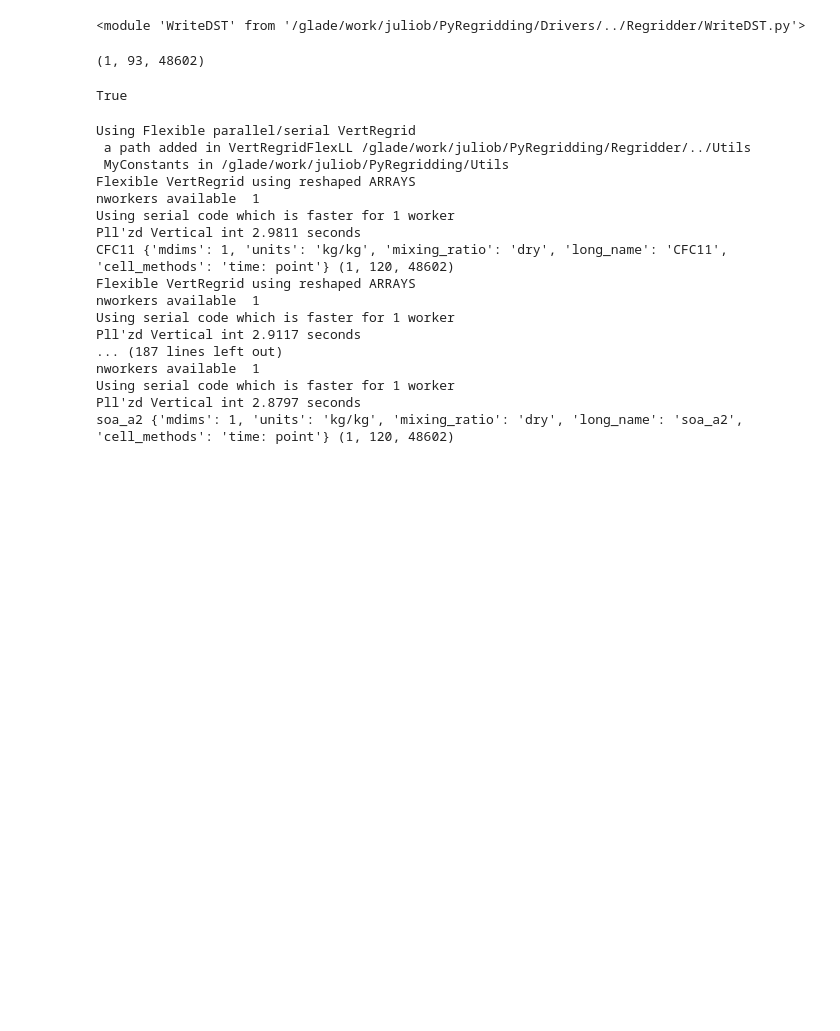
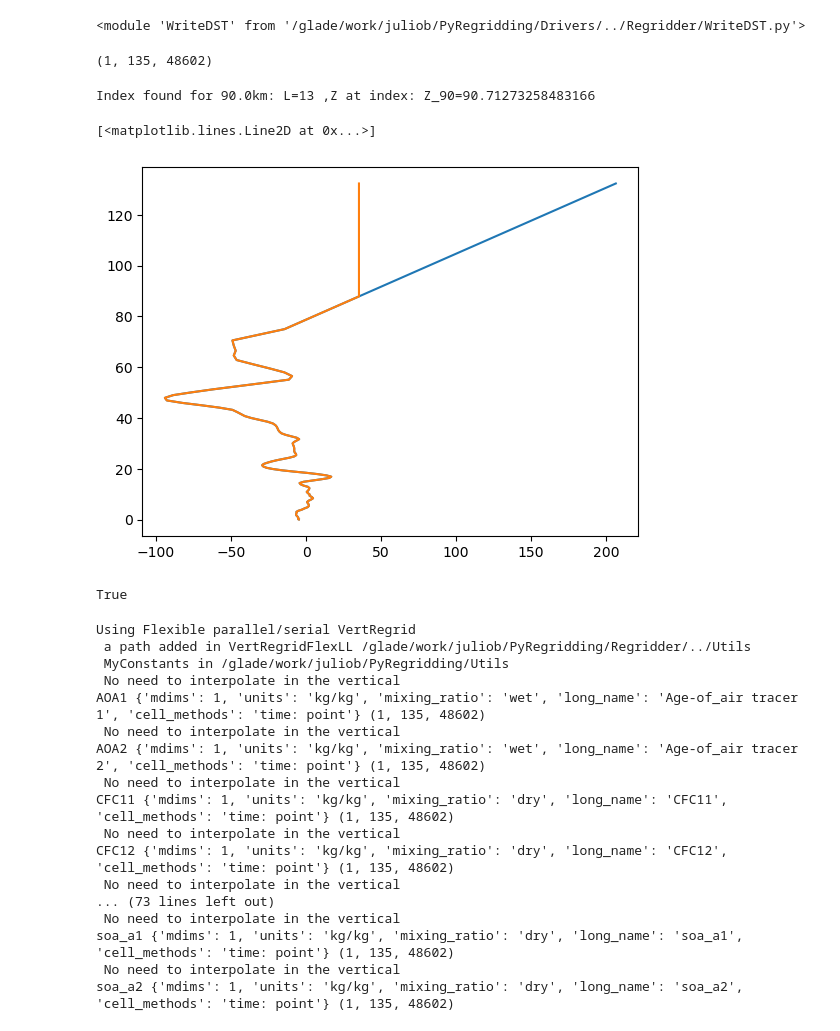
Before and after one commit to JulioTBacmeister/PyRegridding, a Jupyter notebook: Drivers/Xtend_ERA_ICs.ipynb, the cells around one changed output. Cells and saved outputs as stored; diff of their text form; code cells hidden in the pictures; blank space fills up the shorter version.

```diff
--- a/Drivers/Xtend_ERA_ICs.ipynb
+++ b/Drivers/Xtend_ERA_ICs.ipynb
@@ -62,17 +95,20 @@ Using Flexible parallel/serial VertRegrid
 # %%
 ##########################
 
-restF = '/glade/derecho/scratch/juliob/archive/c64_gwR2_ne30pg3_FMTHIST_topfix_oldCTL_qbotune_x03/rest/1997-01-01-00000/c64_gwR2_ne30pg3_FMTHIST_topfix_oldCTL_qbotune_x03.cam.i.1997-01-01-00000.nc'
+#restF = '/glade/derecho/scratch/juliob/archive/c64_gwR2_ne30pg3_FMTHIST_topfix_oldCTL_qbotune_x03/rest/1997-01-01-00000/c64_gwR2_ne30pg3_FMTHIST_topfix_oldCTL_qbotune_x03.cam.i.1997-01-01-00000.nc'
+
+restF = '/glade/derecho/scratch/juliob/atmos_IC_files/FWscHIST_ne30pg3_cam7phys_t01_L135start1985.cam.i.2005-01-01-00000.nc'
 
 
 #restF= '/glade/campaign/cgd/amp/aherring/restart/inic/ne120/ERA5_x_ne120np4_L58_rgC2_WO.aero.2000-01-01-00000.nc'
+#restF ='/glade/derecho/scratch/juliob/archive/c64_gwR2_ne30pg3_FMTHIST_topfix_rdgres_x02/rest/1987-01-01-00000/c64_gwR2_ne30pg3_FMTHIST_topfix_rdgres_x02.cam.i.1987-01-01-00000.nc'
 
-#restF ='/glade/derecho/scratch/juliob/archive/c64_gwR2_ne30pg3_FMTHIST_topfix_rdgres_x02/rest/1987-01-01-00000/c64_gwR2_ne30pg3_FMTHIST_topfix_rdgres_x02.cam.i.1987-01-01-00000.nc'
 RestX = xr.open_dataset(restF)
 
 #eraF  ='/glade/campaign/cgd/amp/juliob/ERA5/ne120np4/L32/ERA5_x_ne120np4_L32_rgC2_WO.2000-01-01-00000.nc'
 
-eraF  ='/glade/campaign/cgd/amp/juliob/ERA5/ne30np4/L120/ERA5_x_ne30np4_L120_rgC2_WO.1985-01-01-00000.nc'
+eraF  ='/glade/campaign/cgd/amp/juliob/ERA5/ne30np4/L135/ERA5_x_ne30np4_L135_rgC2_WO.1985-01-01-00000.nc'
+#eraF  ='/glade/campaign/cgd/amp/juliob/ERA5/ne30np4/L93/ERA5_x_ne30np4_L93_rgC2_WO.1985-01-01-00000.nc'
 eraX  = xr.open_dataset(eraF)
 
 
@@ -86,7 +122,22 @@ ps     = RestX.PS.values
 
 print( np.shape(so4_a1) )
 # %% [output]
-(1, 93, 48602)
+(1, 135, 48602)
+# %%
+import copy
+eraX_copy = copy.deepcopy( eraX )
+# %%
+eraX = vertical_extend(eraX)
+# %% [output]
+Index found for 90.0km: L=13 ,Z at index: Z_90=90.71273258483166
+# %%
+lev_a=eraX.lev.values
+zlev_a=-7.0*np.log( lev_a/1_000. )
+plt.plot( eraX_copy.U[0,:,20_000],zlev_a)
+plt.plot( eraX.U[0,:,20_000],zlev_a)
+# %% [output]
+[<matplotlib.lines.Line2D at 0x...>]
+[figure, added]
 # %%
 print('lev' in RestX.SO2.dims)
 # %% [output]
@@ -106,7 +157,7 @@ for fld in RestXvars:
     if ( (Q1==True ) and ( Q2==True) ):
         #print( fld, RestX[fld].dims )
         aa = RestX[fld].values
-        aa_z = RgF.Vert(DstVgrid='L120', DstTZHkey='tzc', SrcVgrid='L93', xfld_Src=aa, ps_Src=ps )
+        aa_z = RgF.Vert(DstVgrid='L135', DstTZHkey='tzc', SrcVgrid='L135', xfld_Src=aa, ps_Src=ps )
         print( fld, RestX[fld].attrs , np.shape(aa_z) )
 
 
@@ -119,20 +170,20 @@ for fld in RestXvars:
 Using Flexible parallel/serial VertRegrid
  a path added in VertRegridFlexLL /glade/work/juliob/PyRegridding/Regridder/../Utils
  MyConstants in /glade/work/juliob/PyRegridding/Utils
-Flexible VertRegrid using reshaped ARRAYS
-nworkers available  1
-Using serial code which is faster for 1 worker
-Pll'zd Vertical int 2.9811 seconds
-CFC11 {'mdims': 1, 'units': 'kg/kg', 'mixing_ratio': 'dry', 'long_name': 'CFC11', 'cell_methods': 'time: point'} (1, 120, 48602)
-Flexible VertRegrid using reshaped ARRAYS
-nworkers available  1
-Using serial code which is faster for 1 worker
-Pll'zd Vertical int 2.9117 seconds
-... (187 lines left out)
-nworkers available  1
-Using serial code which is faster for 1 worker
-Pll'zd Vertical int 2.8797 seconds
-soa_a2 {'mdims': 1, 'units': 'kg/kg', 'mixing_ratio': 'dry', 'long_name': 'soa_a2', 'cell_methods': 'time: point'} (1, 120, 48602)
+ No need to interpolate in the vertical
+AOA1 {'mdims': 1, 'units': 'kg/kg', 'mixing_ratio': 'wet', 'long_name': 'Age-of_air tracer 1', 'cell_methods': 'time: point'} (1, 135, 48602)
+ No need to interpolate in the vertical
+AOA2 {'mdims': 1, 'units': 'kg/kg', 'mixing_ratio': 'wet', 'long_name': 'Age-of_air tracer 2', 'cell_methods': 'time: point'} (1, 135, 48602)
+ No need to interpolate in the vertical
+CFC11 {'mdims': 1, 'units': 'kg/kg', 'mixing_ratio': 'dry', 'long_name': 'CFC11', 'cell_methods': 'time: point'} (1, 135, 48602)
+ No need to interpolate in the vertical
+CFC12 {'mdims': 1, 'units': 'kg/kg', 'mixing_ratio': 'dry', 'long_name': 'CFC12', 'cell_methods': 'time: point'} (1, 135, 48602)
+ No need to interpolate in the vertical
+... (73 lines left out)
+ No need to interpolate in the vertical
+soa_a1 {'mdims': 1, 'units': 'kg/kg', 'mixing_ratio': 'dry', 'long_name': 'soa_a1', 'cell_methods': 'time: point'} (1, 135, 48602)
+ No need to interpolate in the vertical
+soa_a2 {'mdims': 1, 'units': 'kg/kg', 'mixing_ratio': 'dry', 'long_name': 'soa_a2', 'cell_methods': 'time: point'} (1, 135, 48602)
 # %%
 # Make destination file name by replacing '_WO.'
 
```
Also changed, not shown: parts of 4 cells of this notebook, 21 other files.
